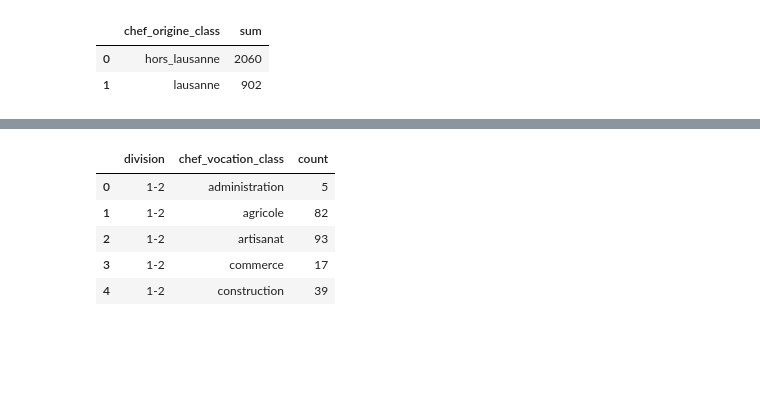
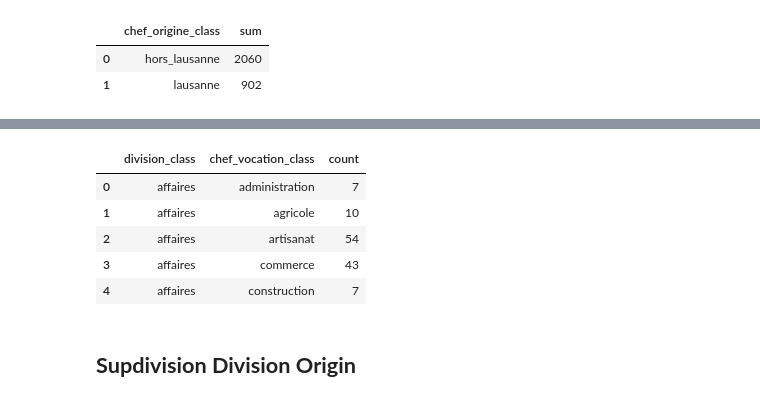
Before and after one commit to ozan-guven/HUM-450-Project, a Jupyter notebook: notebooks/sankey_diagram.ipynb, the cells around one changed output, grey strips where cells are left out. Drawn from its saved outputs; the diff is of its cells as text; code cells hidden in the pictures; blank space fills up the shorter version.

```diff
--- a/notebooks/sankey_diagram.ipynb
+++ b/notebooks/sankey_diagram.ipynb
@@ -182,0 +204,3 @@ with open(SANKEY_BINARY_PATH, 'w') as f:
+# %%
+rec = pd.read_csv(DATA_PATH)
+rec.head()
@@ -183,15 +239,15 @@ with open(SANKEY_BINARY_PATH, 'w') as f:
 # %%
 rec_dj = rec.copy()
-rec_dj = rec_dj.groupby(['division', 'chef_vocation_class']) \
+rec_dj = rec_dj.groupby(['division_class', 'chef_vocation_class']) \
     .agg({'chef_vocation_class': 'count'}) \
     .rename(columns={'chef_vocation_class': 'count'}) \
     .reset_index()
 
 rec_dj.head()
 # %% [output]
-|  | division | chef_vocation_class | count |
-| 0 | 1-2 | administration | 5 |
-| 1 | 1-2 | agricole | 82 |
-| 2 | 1-2 | artisanat | 93 |
-| 3 | 1-2 | commerce | 17 |
-| 4 | 1-2 | construction | 39 |
+|  | division_class | chef_vocation_class | count |
+| 0 | affaires | administration | 7 |
+| 1 | affaires | agricole | 10 |
+| 2 | affaires | artisanat | 54 |
+| 3 | affaires | commerce | 43 |
+| 4 | affaires | construction | 7 |
@@ -197,0 +265,2 @@ rec_dj.head()
+# %% [markdown]
+## **Supdivision Division Origin**
```
Also changed, not shown: parts of 18 cells of this notebook, 8 other files.
